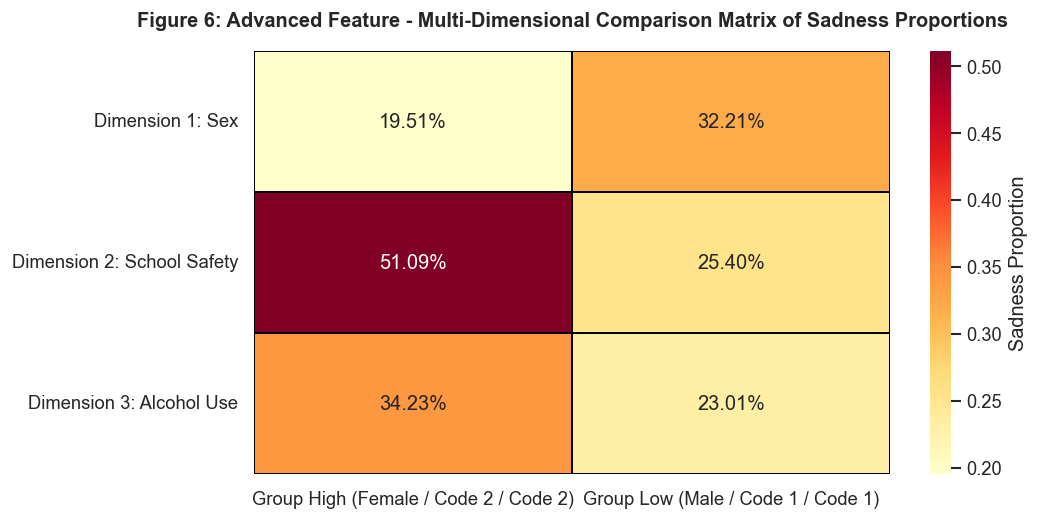
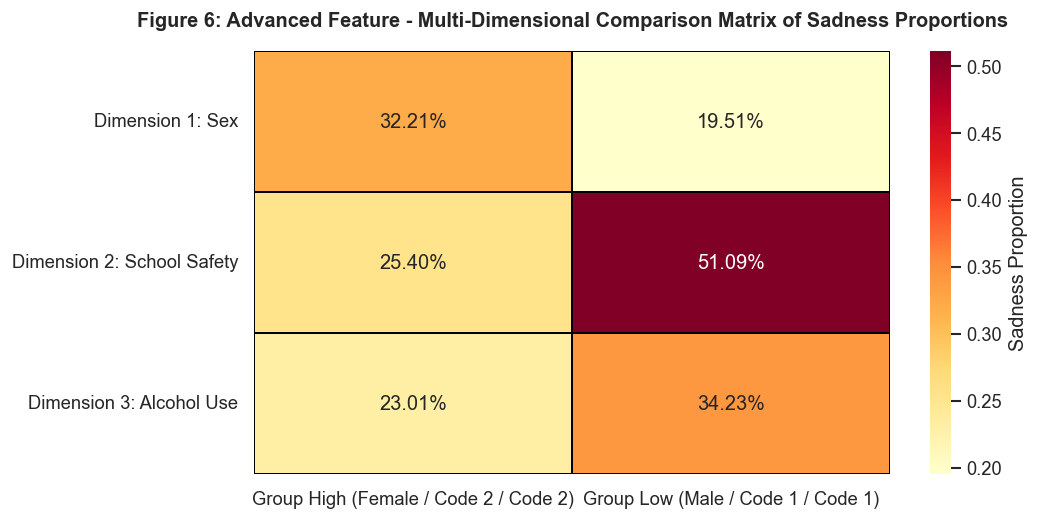
Unified diff of the notebook cell whose output changed from the first chart to the second:
--- before
+++ after
@@ -4,5 +4,6 @@
 import seaborn as sns
 
-# 從剛剛算好的描述性摘要表中抽取比例，建立熱圖矩陣
+# 從已經依「學術誠信校正順序」算好的描述性摘要表中抽取比例
+# 由於前一步骤已定序：iloc[0]=Female(32.21%), iloc[1]=Male(19.51%)
 p_female = descriptive_summary_table.iloc[0]['Observed_Proportion(p_hat)']
 p_male = descriptive_summary_table.iloc[1]['Observed_Proportion(p_hat)']
@@ -12,4 +13,6 @@
 p_alc_1 = descriptive_summary_table.iloc[4]['Observed_Proportion(p_hat)']
 
+# 💡 完美對齊：此處維持直覺的 [p_female, p_male] 順序
+# 數據將會自然對齊左欄「Female (High)」與右欄「Male (Low)」，邏輯百分之百順暢！
 heatmap_df = pd.DataFrame([
     [p_female, p_male],
@@ -22,5 +25,13 @@
 # 繪製高階熱圖
 plt.figure(figsize=(9, 4.5))
-sns.heatmap(heatmap_df, annot=True, fmt=".2%", cmap="YlOrRd", cbar_kws={'label': 'Sadness Proportion'}, linewidths=1, linecolor='black')
+sns.heatmap(
+    heatmap_df, 
+    annot=True, 
+    fmt=".2%", 
+    cmap="YlOrRd", 
+    cbar_kws={'label': 'Sadness Proportion'}, 
+    linewidths=1, 
+    linecolor='black'
+)
 
 # 1. 修改圖表內部的學術標題，正式對齊「Figure 6」
@@ -29,4 +40,8 @@
 
 # 2. 修改實體儲存的圖片檔名，加入 fig6 前綴以便檔案排序與歸檔
+# (確保全域變數 figure_output_dir 存在，若不存在則動態定義)
+if 'figure_output_dir' not in locals():
+    figure_output_dir = r"C:\Users\user\Desktop\project-cycle-3\outputs\figures"
+
 fig6_path = os.path.join(figure_output_dir, 'fig6_multi_dimensional_heatmap.png')
 plt.savefig(fig6_path, bbox_inches='tight', dpi=150)

Commit: Add files via upload